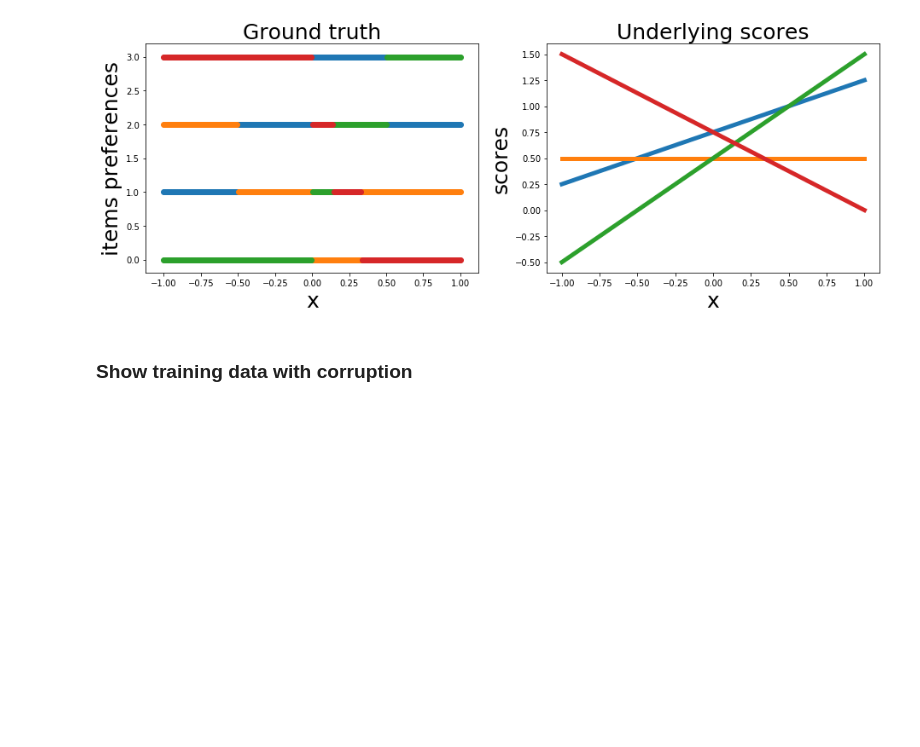
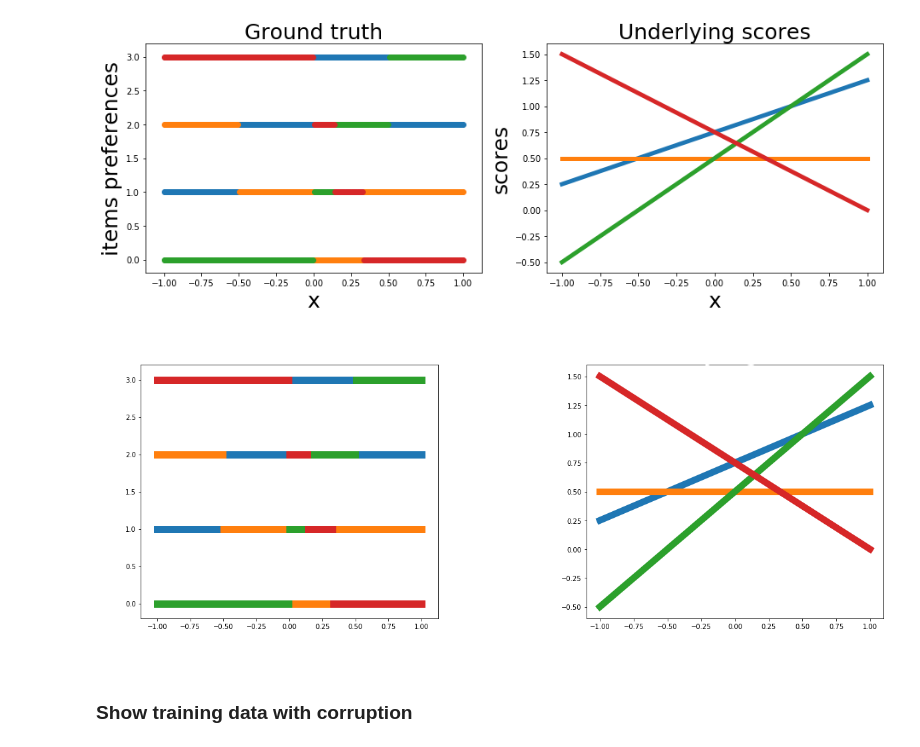
Before and after one commit to VivienCabannes/partial_labelling, a Jupyter notebook: notebooks/ranking.ipynb, the cells around one changed output. Drawn from its saved outputs; the diff is of its cells as text; code cells hidden in the pictures; blank space fills up the shorter version.

```diff
--- a/notebooks/ranking.ipynb
+++ b/notebooks/ranking.ipynb
@@ -53,6 +53,29 @@ def show_setting(x, y, y_score, ind_map):
 show_setting(x_test, y_test, y_score, ind_map).savefig('savings/rk/setting.pdf')
 # %% [output]
 [figure]
+# %%
+gray = (76/255, 76/255, 76/255)
+gray = (0, 0, 0)
+def show_setting(x, y, y_score, ind_map):
+    fig, [ax1, ax2] = plt.subplots(1, 2, figsize=(20, 7))
+    y = get_sym_embs(y, ind_map).sum(axis=-1).argsort()
+    for i in range(y.shape[1]):
+        ax1.scatter(x, (y == i).argmax(axis=1), s=100, marker='s')
+        ax2.plot(x, y_score[i], linewidth=10)
+    ax1.set_title('Ground truth', size=40, c='w')
+    ax1.set_ylabel('Items preferences', size=34, c='w')
+    ax2.set_title('Underlying scores', size=40, c='w')
+    ax2.set_ylabel('Scores', size=34, c='w')
+    for ax in [ax1, ax2]:
+        ax.set_xlabel("x", size=34, c='w')
+        ax.tick_params(labelcolor=gray)
+    fig.subplots_adjust(wspace=.5)
+#     fig.tight_layout()
+    return fig
+
+show_setting(x_test, y_test, y_score, ind_map).savefig('savings/rk/setting.png', facecolor=gray, transparent=False)
+# %% [output]
+[figure, added]
 # %% [markdown]
 ### Show training data with corruption
 # %%
```
Also changed, not shown: parts of 7 cells of this notebook, 6 other files.
